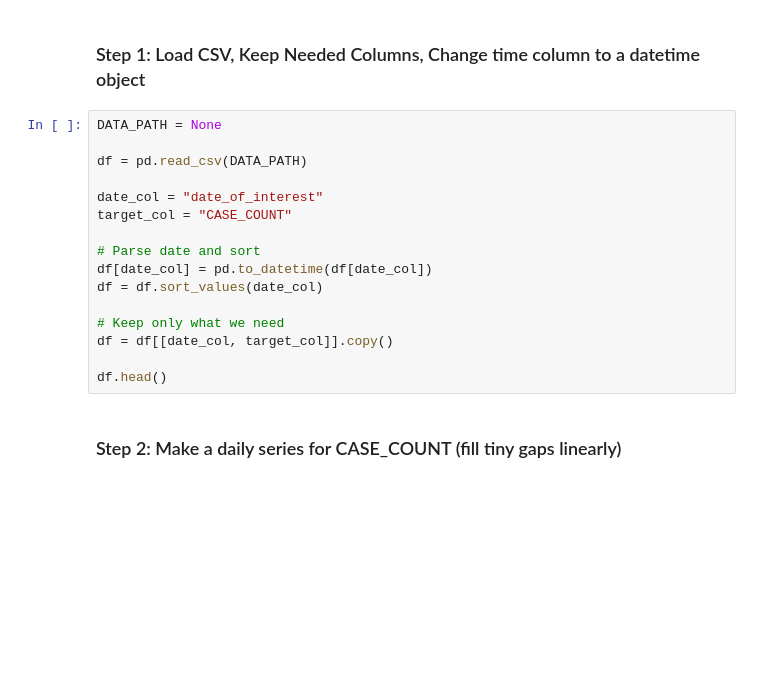
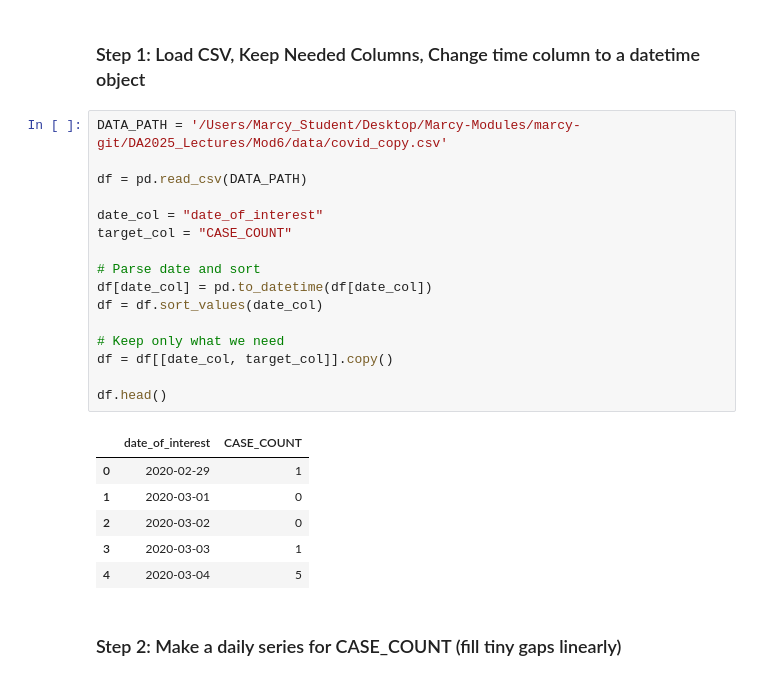
Before and after one commit to ro-the-creator/DA2025_Lectures, a Jupyter notebook: Mod6/CodeAssignments/Mod6L19_CodeAssignment_STUDENT.ipynb, the cells around one changed output. Saved outputs shown, nothing was run; the diff lists cells and outputs as text; blank space fills up the shorter version.

```diff
--- a/Mod6/CodeAssignments/Mod6L19_CodeAssignment_STUDENT.ipynb
+++ b/Mod6/CodeAssignments/Mod6L19_CodeAssignment_STUDENT.ipynb
@@ -41,21 +41,28 @@ pd.set_option("display.float_format", lambda x: f"{x:,.3f}")
 # %% [markdown]
 ### Step 1:  Load CSV, Keep Needed Columns, Change time column to a datetime object
 # %%
-DATA_PATH = None
+DATA_PATH = '/Users/Marcy_Student/Desktop/Marcy-Modules/marcy-git/DA2025_Lectures/Mod6/data/covid_copy.csv'
 
 df = pd.read_csv(DATA_PATH)
 
 date_col = "date_of_interest"
 target_col = "CASE_COUNT"
 
 # Parse date and sort
 df[date_col] = pd.to_datetime(df[date_col])
 df = df.sort_values(date_col)
 
 # Keep only what we need
 df = df[[date_col, target_col]].copy()
 
 df.head()
+# %% [output]
+|  | date_of_interest | CASE_COUNT |
+| 0 | 2020-02-29 | 1 |
+| 1 | 2020-03-01 | 0 |
+| 2 | 2020-03-02 | 0 |
+| 3 | 2020-03-03 | 1 |
+| 4 | 2020-03-04 | 5 |
 # %% [markdown]
 ### Step 2:  Make a daily series for CASE_COUNT (fill tiny gaps linearly)
 # %%
```
Also changed, not shown: parts of 13 cells of this notebook.
